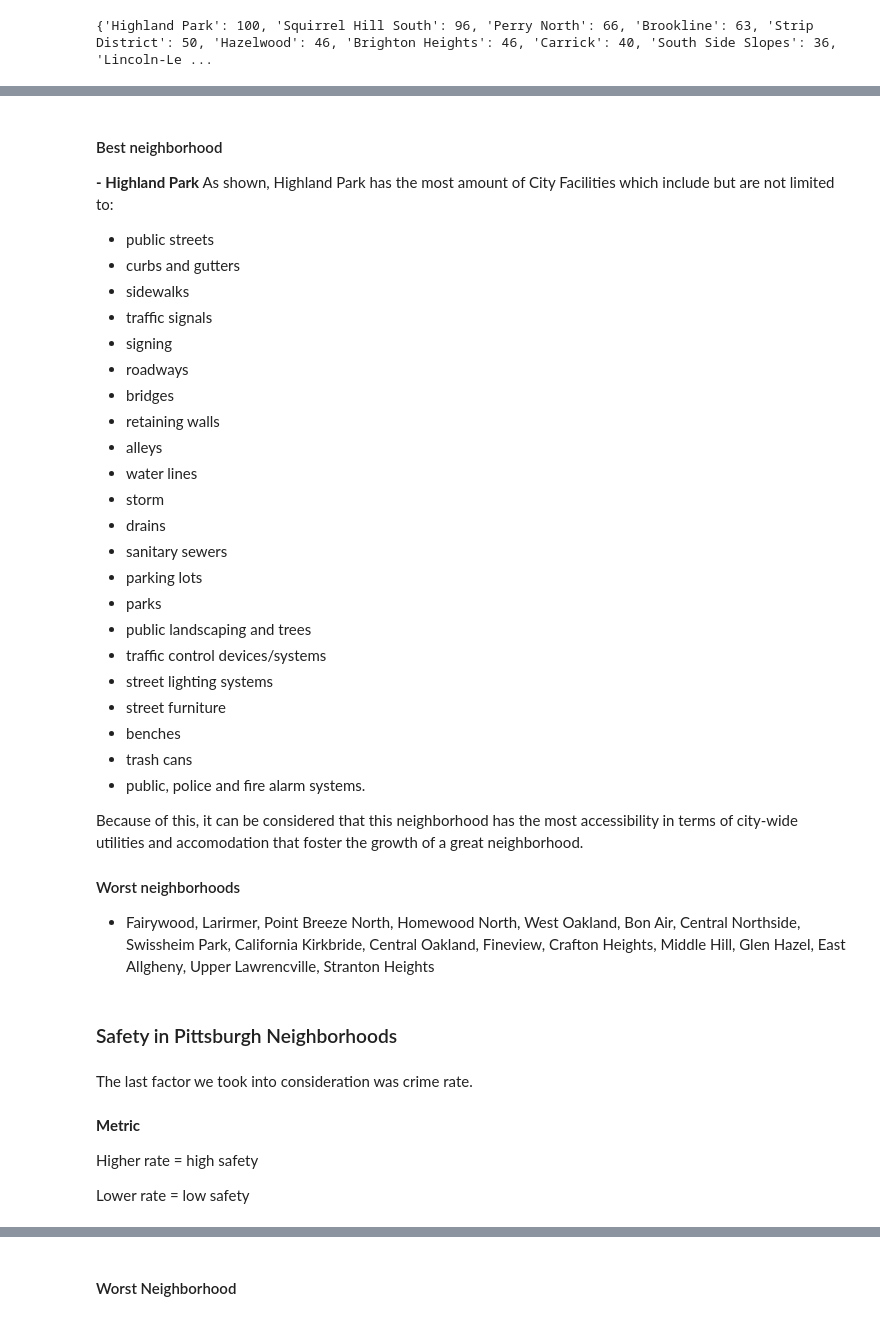
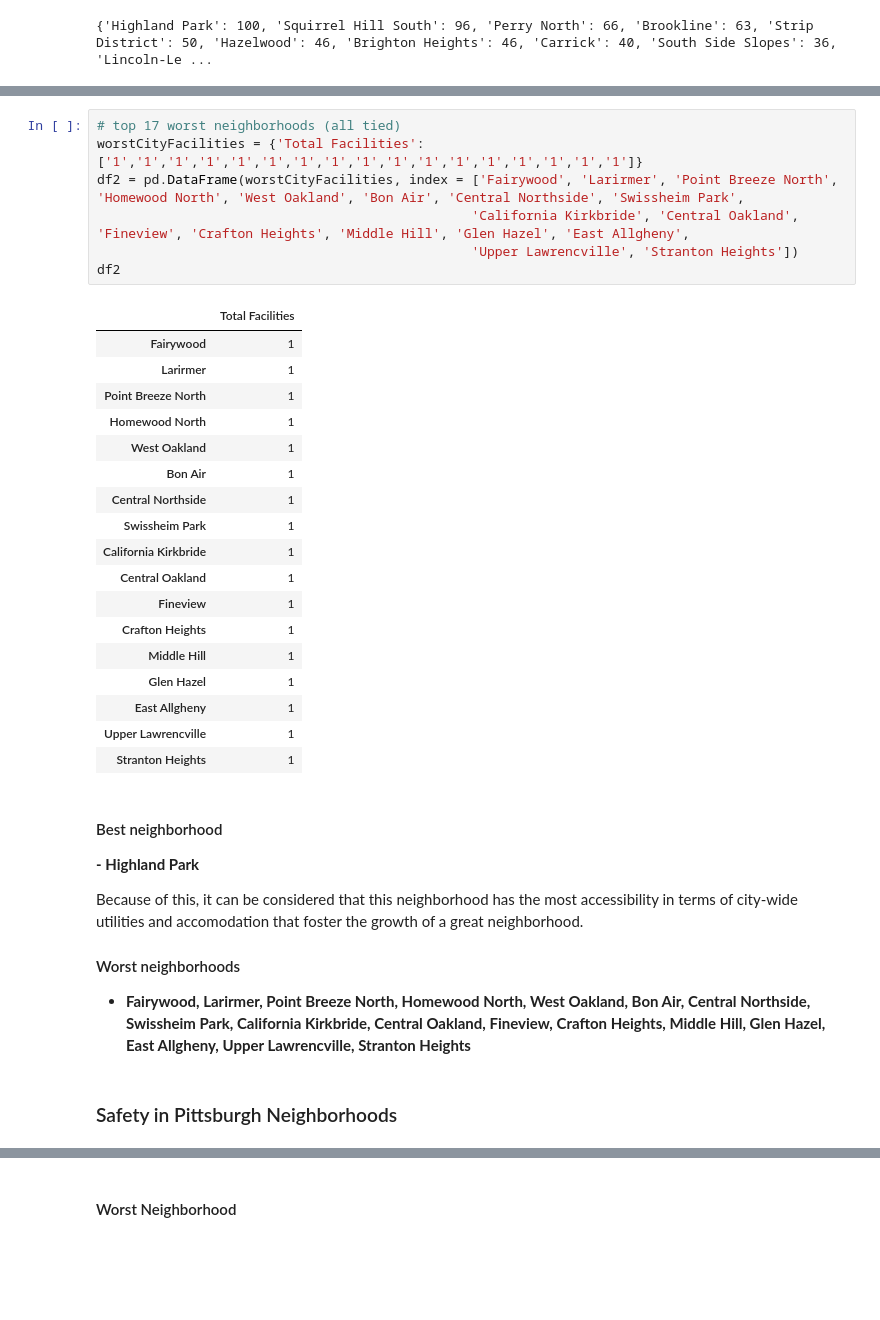
Before and after one commit to Kabi22/Big-Ideas-Final-Project, a Jupyter notebook: Results_Combined.ipynb, the cells around one changed output, grey strips where cells are left out. Cells and saved outputs as stored; diff of their text form; blank space fills up the shorter version.

Commit message:
updated City Facilites

```diff
--- a/Results_Combined.ipynb
+++ b/Results_Combined.ipynb
@@ -77,40 +113,36 @@ Stanton Heights          Stanton Heights      3
+# %%
+# top 17 worst neighborhoods (all tied)
+worstCityFacilities = {'Total Facilities': ['1','1','1','1','1','1','1','1','1','1','1','1','1','1','1','1','1']}
+df2 = pd.DataFrame(worstCityFacilities, index = ['Fairywood', 'Larirmer', 'Point Breeze North', 'Homewood North', 'West Oakland', 'Bon Air', 'Central Northside', 'Swissheim Park',
+                                                'California Kirkbride', 'Central Oakland', 'Fineview', 'Crafton Heights', 'Middle Hill', 'Glen Hazel', 'East Allgheny',
+                                                'Upper Lawrencville', 'Stranton Heights'])
+df2
+# %% [output]
+|  | Total Facilities |
+| Fairywood | 1 |
+| Larirmer | 1 |
+| Point Breeze North | 1 |
+| Homewood North | 1 |
+| West Oakland | 1 |
+| Bon Air | 1 |
+| Central Northside | 1 |
+| Swissheim Park | 1 |
+| California Kirkbride | 1 |
+| Central Oakland | 1 |
+| Fineview | 1 |
+| Crafton Heights | 1 |
+| Middle Hill | 1 |
+| Glen Hazel | 1 |
+| East Allgheny | 1 |
+| Upper Lawrencville | 1 |
+| Stranton Heights | 1 |
 # %% [markdown]
 #### Best neighborhood
 **- Highland Park**
-As shown, Highland Park has the most amount of City Facilities which include but are not limited to:
-- public streets
-- curbs and gutters
-- sidewalks
-- traffic signals
-- signing
-- roadways
-- bridges
-- retaining walls
-- alleys
-- water lines
-- storm
-- drains
-- sanitary sewers
-- parking lots
-- parks
-- public landscaping and trees
-- traffic control devices/systems
-- street lighting systems
-- street furniture
-- benches
-- trash cans
-- public, police and fire alarm systems.
+
 
 Because of this, it can be considered that this neighborhood has the most accessibility in terms of city-wide utilities and accomodation that foster the growth of a great neighborhood.
 #### Worst neighborhoods
-- Fairywood, Larirmer, Point Breeze North, Homewood North, West Oakland, Bon Air, Central Northside, Swissheim Park, California Kirkbride, Central Oakland, Fineview, Crafton Heights, Middle Hill, Glen Hazel, East Allgheny, Upper Lawrencville, Stranton Heights
+- **Fairywood, Larirmer, Point Breeze North, Homewood North, West Oakland, Bon Air, Central Northside, Swissheim Park, California Kirkbride, Central Oakland, Fineview, Crafton Heights, Middle Hill, Glen Hazel, East Allgheny, Upper Lawrencville, Stranton Heights**
 # %% [markdown]
 ### Safety in Pittsburgh Neighborhoods
-# %% [markdown]
-The last factor we took into consideration was crime rate.
-# %% [markdown]
-**Metric**
-
-Higher rate = high safety
-
-Lower rate = low safety
```
Also changed, not shown: parts of 23 cells of this notebook.
